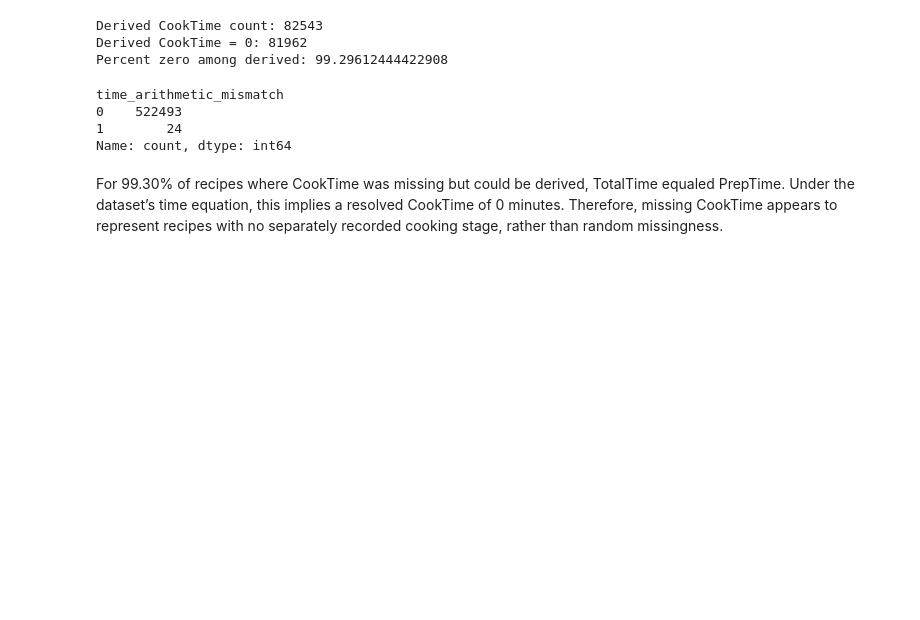
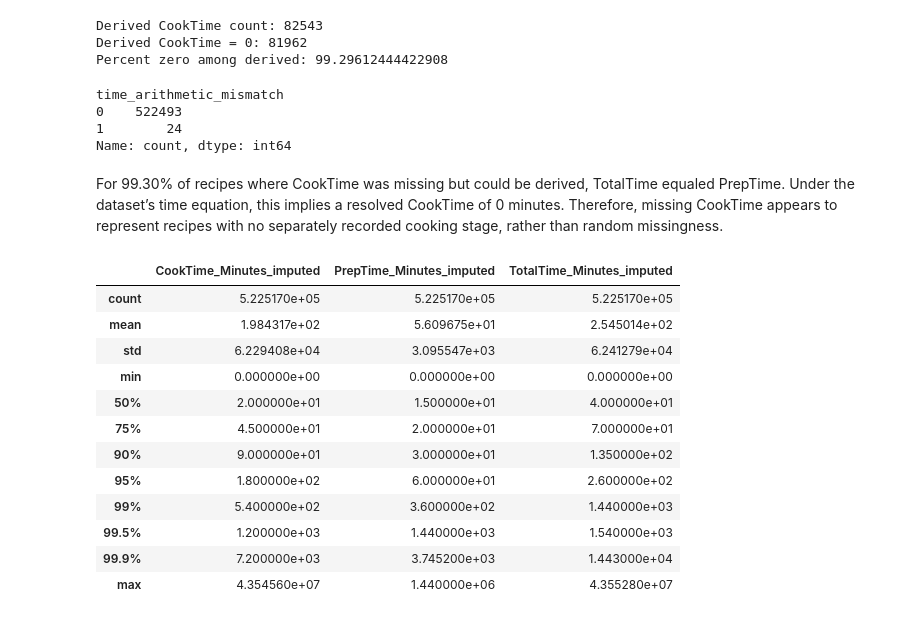
Before and after one commit to Brunix3004/recipe_recommendation_project, a Jupyter notebook: notebooks/02_week5_hypothesis_notebook.ipynb, the cells around one changed output. Saved outputs shown, nothing was run; the diff lists cells and outputs as text; code cells hidden in the pictures; blank space fills up the shorter version.

```diff
--- a/notebooks/02_week5_hypothesis_notebook.ipynb
+++ b/notebooks/02_week5_hypothesis_notebook.ipynb
@@ -77,3 +77,27 @@ time_arithmetic_mismatch
 Name: count, dtype: int64
 # %% [markdown]
 For 99.30% of recipes where CookTime was missing but could be derived, TotalTime equaled PrepTime. Under the dataset’s time equation, this implies a resolved CookTime of 0 minutes. Therefore, missing CookTime appears to represent recipes with no separately recorded cooking stage, rather than random missingness.
+# %%
+time_cols = [
+    "CookTime_Minutes_imputed",
+    "PrepTime_Minutes_imputed",
+    "TotalTime_Minutes_imputed",
+]
+
+resolved[time_cols].describe(
+    percentiles=[0.5, 0.75, 0.9, 0.95, 0.99, 0.995, 0.999]
+)
+# %% [output]
+|  | CookTime_Minutes_imputed | PrepTime_Minutes_imputed | TotalTime_Minutes_imputed |
+| count | 5.225170e+05 | 5.225170e+05 | 5.225170e+05 |
+| mean | 1.984317e+02 | 5.609675e+01 | 2.545014e+02 |
+| std | 6.229408e+04 | 3.095547e+03 | 6.241279e+04 |
+| min | 0.000000e+00 | 0.000000e+00 | 0.000000e+00 |
+| 50% | 2.000000e+01 | 1.500000e+01 | 4.000000e+01 |
+| 75% | 4.500000e+01 | 2.000000e+01 | 7.000000e+01 |
+| 90% | 9.000000e+01 | 3.000000e+01 | 1.350000e+02 |
+| 95% | 1.800000e+02 | 6.000000e+01 | 2.600000e+02 |
+| 99% | 5.400000e+02 | 3.600000e+02 | 1.440000e+03 |
+| 99.5% | 1.200000e+03 | 1.440000e+03 | 1.540000e+03 |
+| 99.9% | 7.200000e+03 | 3.745200e+03 | 1.443000e+04 |
+| max | 4.354560e+07 | 1.440000e+06 | 4.355280e+07 |
```
Also changed, not shown: parts of 4 cells of this notebook.
